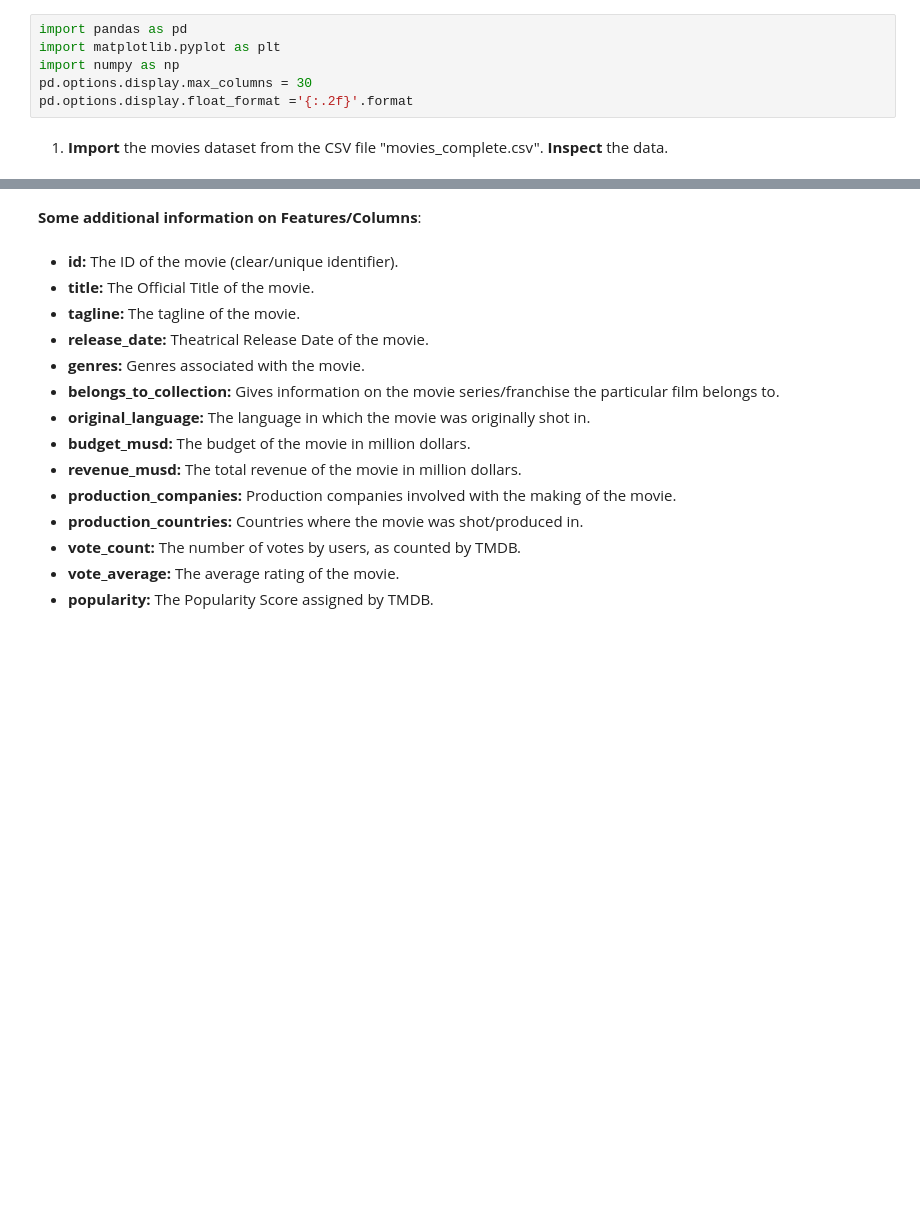
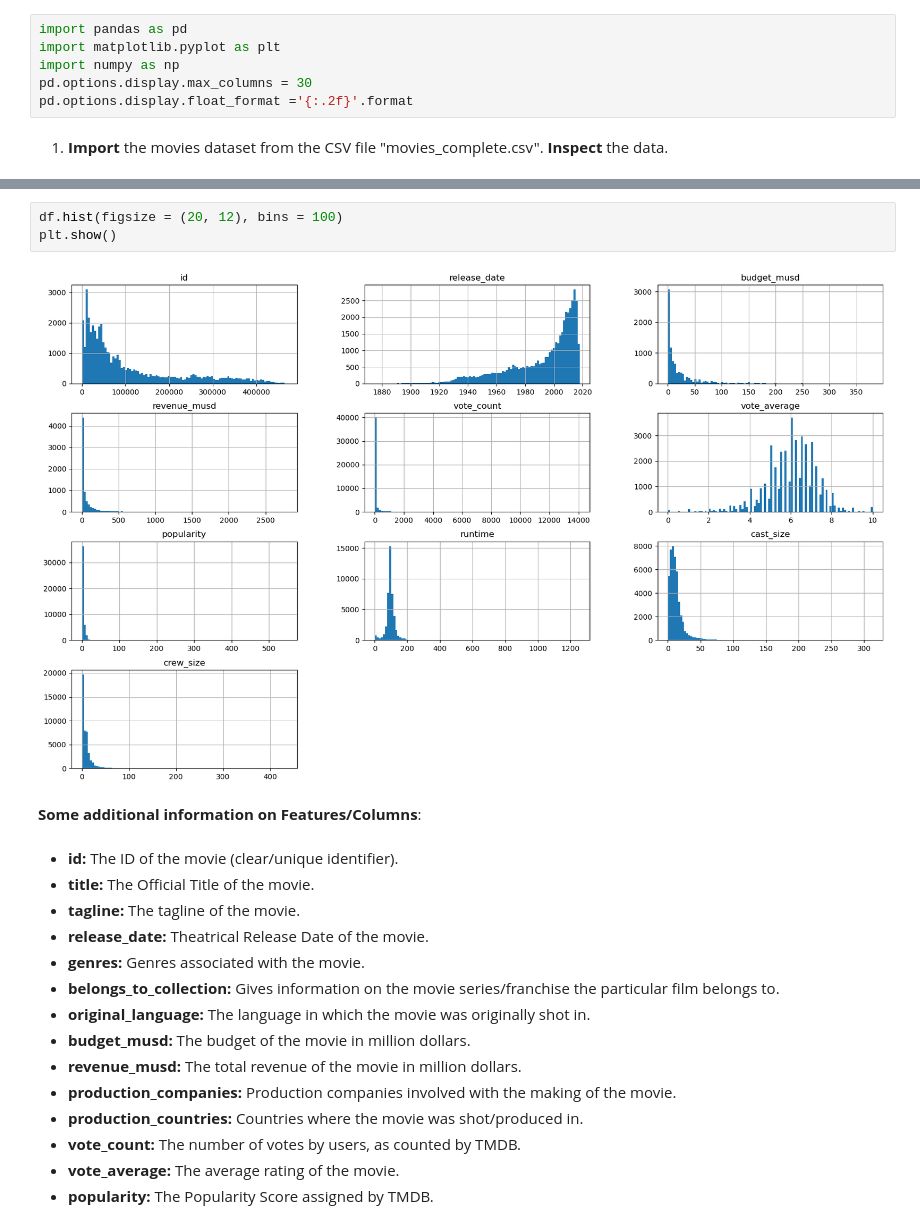
Before and after one commit to Ochwada/Data-Science-2023, a Jupyter notebook: Python Data Science with Pandas(Master 12 Advanced Projects)/Project_01_Materials/Project_01_ProjectBrief_blank.ipynb, the cells around one changed output, grey strips where cells are left out. Drawn from its saved outputs; the diff is of its cells as text; blank space fills up the shorter version.

```diff
--- a/Python Data Science with Pandas(Master 12 Advanced Projects)/Project_01_Materials/Project_01_ProjectBrief_blank.ipynb
+++ b/Python Data Science with Pandas(Master 12 Advanced Projects)/Project_01_Materials/Project_01_ProjectBrief_blank.ipynb
@@ -28,3 +135,8 @@ df.head()
+# %%
+df.hist(figsize = (20, 12), bins = 100)
+plt.show()
+# %% [output]
+[figure, added]
 # %% [markdown]
 __Some additional information on Features/Columns__:
 # %% [markdown]
```
Also changed, not shown: parts of 9 cells of this notebook.
